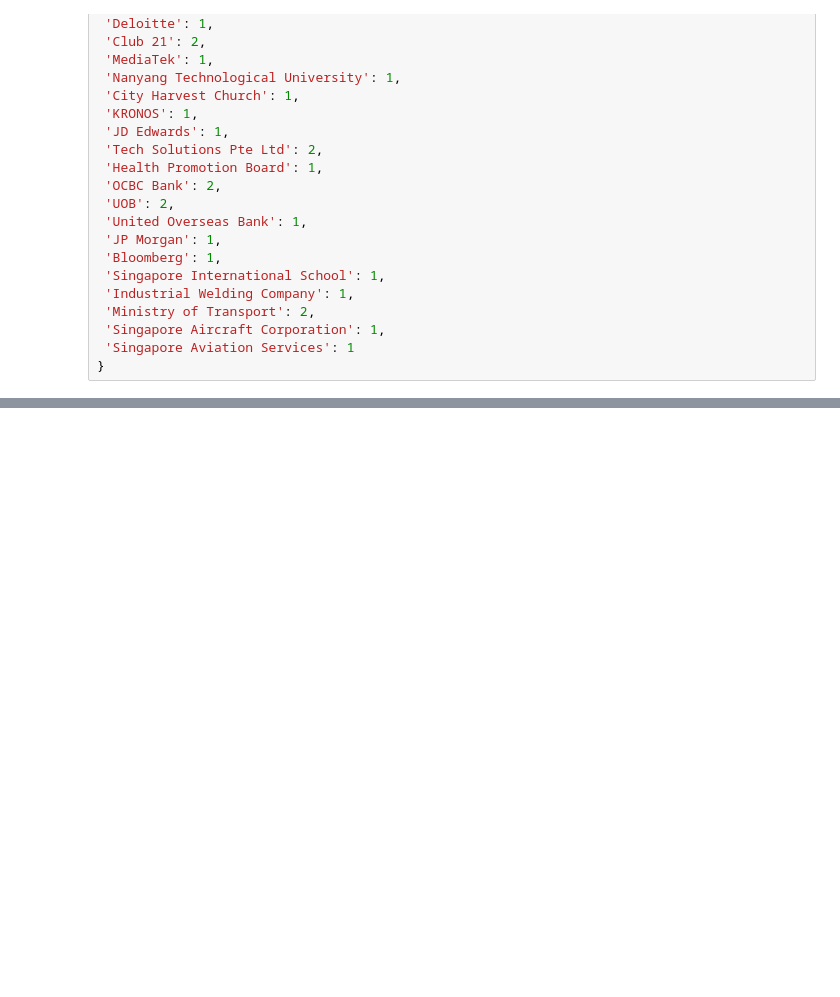
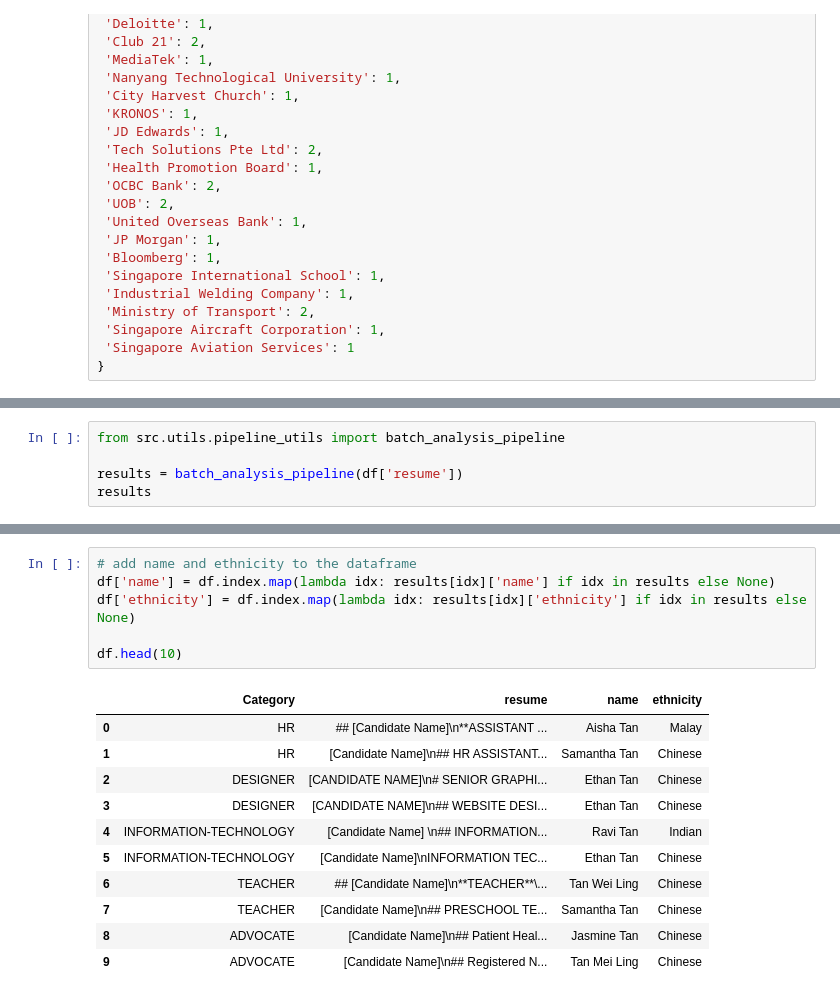
Before and after one commit to shirsho-12/hiring_agent, a Jupyter notebook: analysis.ipynb, the cells around one changed output, grey strips where cells are left out. Saved outputs shown, nothing was run; the diff lists cells and outputs as text; blank space fills up the shorter version.

Commit message:
Add analysis pipeline

```diff
--- a/analysis.ipynb
+++ b/analysis.ipynb
@@ -241,0 +260,5 @@ print(result)
+# %%
+from src.utils.pipeline_utils import batch_analysis_pipeline
+
+results = batch_analysis_pipeline(df['resume'])
+results
@@ -241,0 +283,18 @@ print(result)
+# %%
+# add name and ethnicity to the dataframe
+df['name'] = df.index.map(lambda idx: results[idx]['name'] if idx in results else None)
+df['ethnicity'] = df.index.map(lambda idx: results[idx]['ethnicity'] if idx in results else None)
+
+df.head(10)
+# %% [output]
+|  | Category | resume | name | ethnicity |
+| 0 | HR | ## [Candidate Name]\n**ASSISTANT ... | Aisha Tan | Malay |
+| 1 | HR | [Candidate Name]\n## HR ASSISTANT... | Samantha Tan | Chinese |
+| 2 | DESIGNER | [CANDIDATE NAME]\n# SENIOR GRAPHI... | Ethan Tan | Chinese |
+| 3 | DESIGNER | [CANDIDATE NAME]\n## WEBSITE DESI... | Ethan Tan | Chinese |
+| 4 | INFORMATION-TECHNOLOGY | [Candidate Name] \n## INFORMATION... | Ravi Tan | Indian |
+| 5 | INFORMATION-TECHNOLOGY | [Candidate Name]\nINFORMATION TEC... | Ethan Tan | Chinese |
+| 6 | TEACHER | ## [Candidate Name]\n**TEACHER**\... | Tan Wei Ling | Chinese |
+| 7 | TEACHER | [Candidate Name]\n## PRESCHOOL TE... | Samantha Tan | Chinese |
+| 8 | ADVOCATE | [Candidate Name]\n## Patient Heal... | Jasmine Tan | Chinese |
+| 9 | ADVOCATE | [Candidate Name]\n## Registered N... | Tan Mei Ling | Chinese |
```
Also changed, not shown: parts of 13 cells of this notebook, 8 other files.
